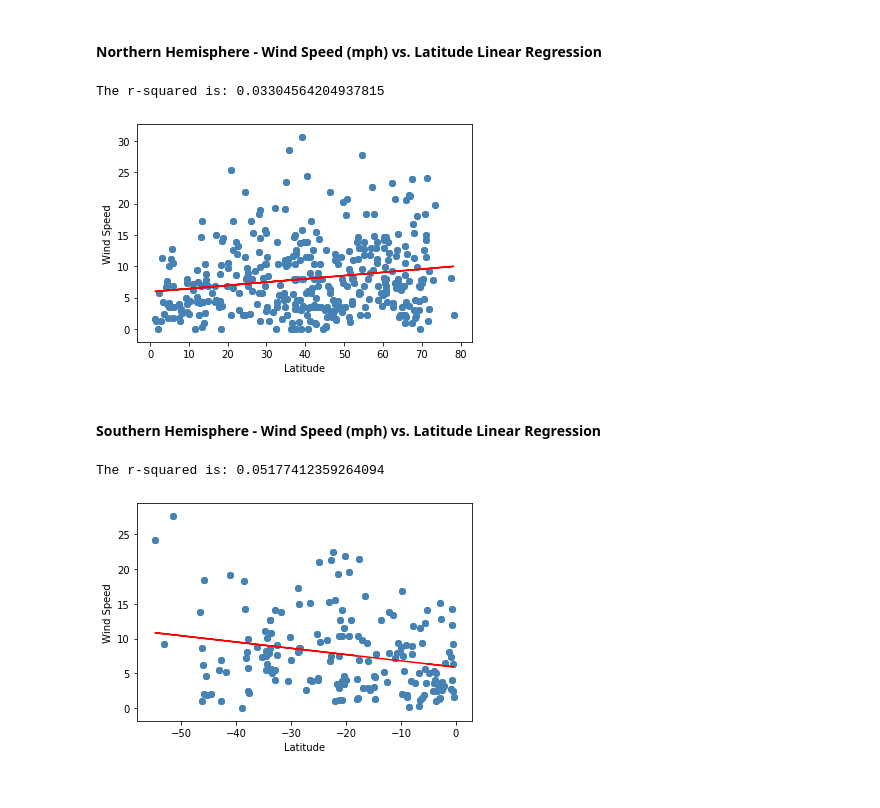
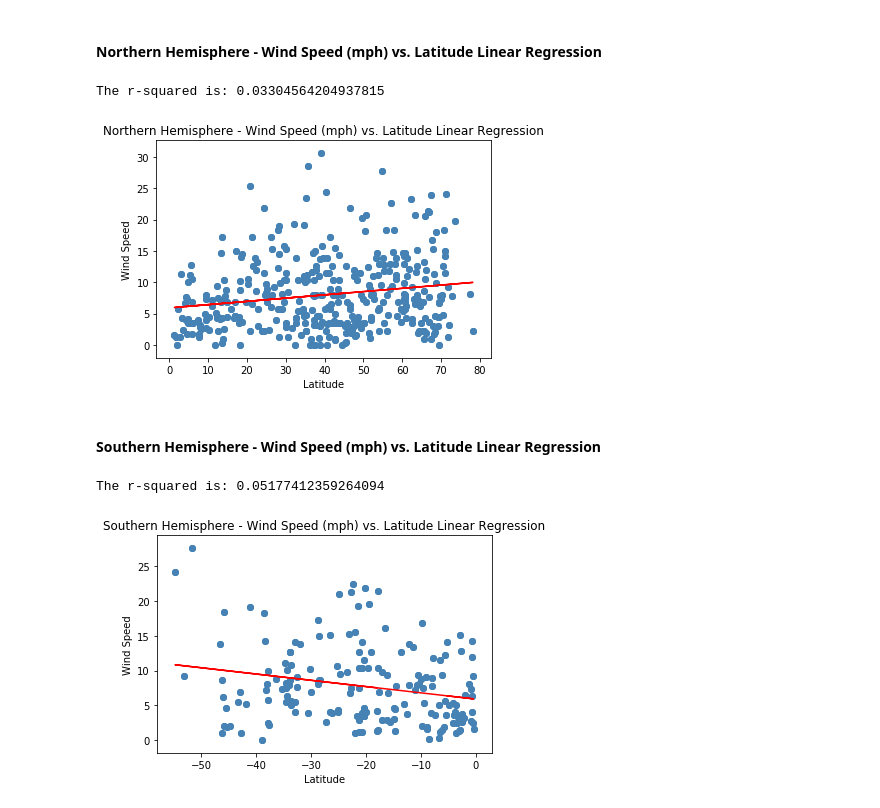
Before and after one commit to TobiAdel/Python-api-challenge, a Jupyter notebook: starter_code/WeatherPy.ipynb, the cells around one changed output. Cells and saved outputs as stored; diff of their text form; code cells hidden in the pictures.

```diff
--- a/starter_code/WeatherPy.ipynb
+++ b/starter_code/WeatherPy.ipynb
@@ -391,20 +397,21 @@ The r-squared is: 0.03554465353225898
 # %%
 x_values = nh["Lat"]
 y_values = nh['Wind Speed']
 plt.scatter(x_values,y_values)
 plt.xlabel('Latitude')
 plt.ylabel('Wind Speed')
 (slope, intercept, rvalue, pvalue, stderr) = linregress(x_values, y_values)
 regress_values = x_values * slope + intercept
 line_eq = "y = " + str(round(slope,2)) + "x + " + str(round(intercept,2))
 plt.scatter(x_values,y_values , color = "steelblue")
 plt.plot(x_values,regress_values,"r-")
+plt.title("Northern Hemisphere - Wind Speed (mph) vs. Latitude Linear Regression")
 print(f"The r-squared is: {rvalue**2}")
 plt.savefig("../output_data/NH_WindSpeed_vs_CityLatitude")
 plt.show()
 # %% [output]
 The r-squared is: 0.03304564204937815
-[figure, old version]
+[figure, new version]
 # %% [markdown]
 ####  Southern Hemisphere - Wind Speed (mph) vs. Latitude Linear Regression
 # %%
@@ -418,9 +425,10 @@ regress_values = x_values * slope + intercept
 line_eq = "y = " + str(round(slope,2)) + "x + " + str(round(intercept,2))
 plt.scatter(x_values,y_values , color = "steelblue")
 plt.plot(x_values,regress_values,"r-")
+plt.title("Southern Hemisphere - Wind Speed (mph) vs. Latitude Linear Regression")
 print(f"The r-squared is: {rvalue**2}")
 plt.savefig("../output_data/SH_WindSpeed_vs_CityLatitude")
 plt.show()
 # %% [output]
 The r-squared is: 0.05177412359264094
-[figure, old version]
+[figure, new version]
```
Also changed, not shown: parts of 6 cells of this notebook, 10 other files.
